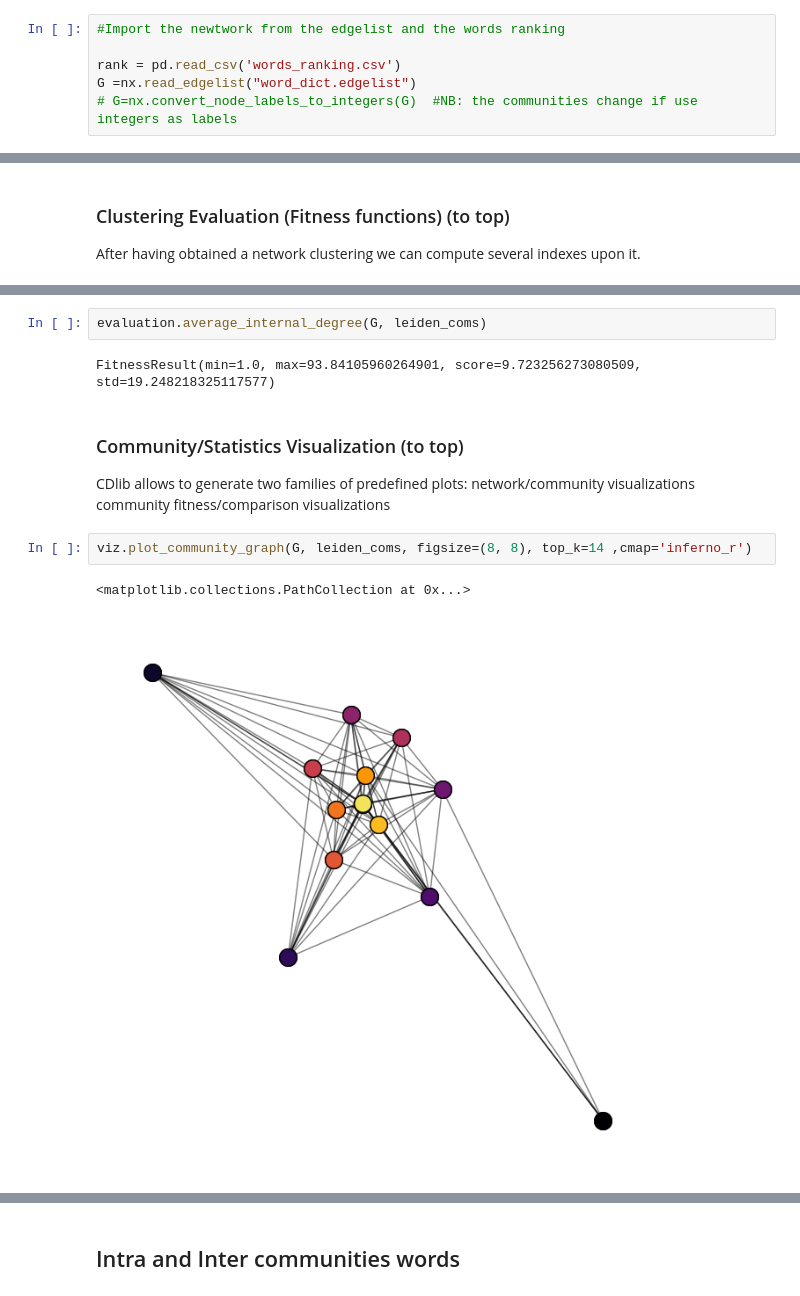
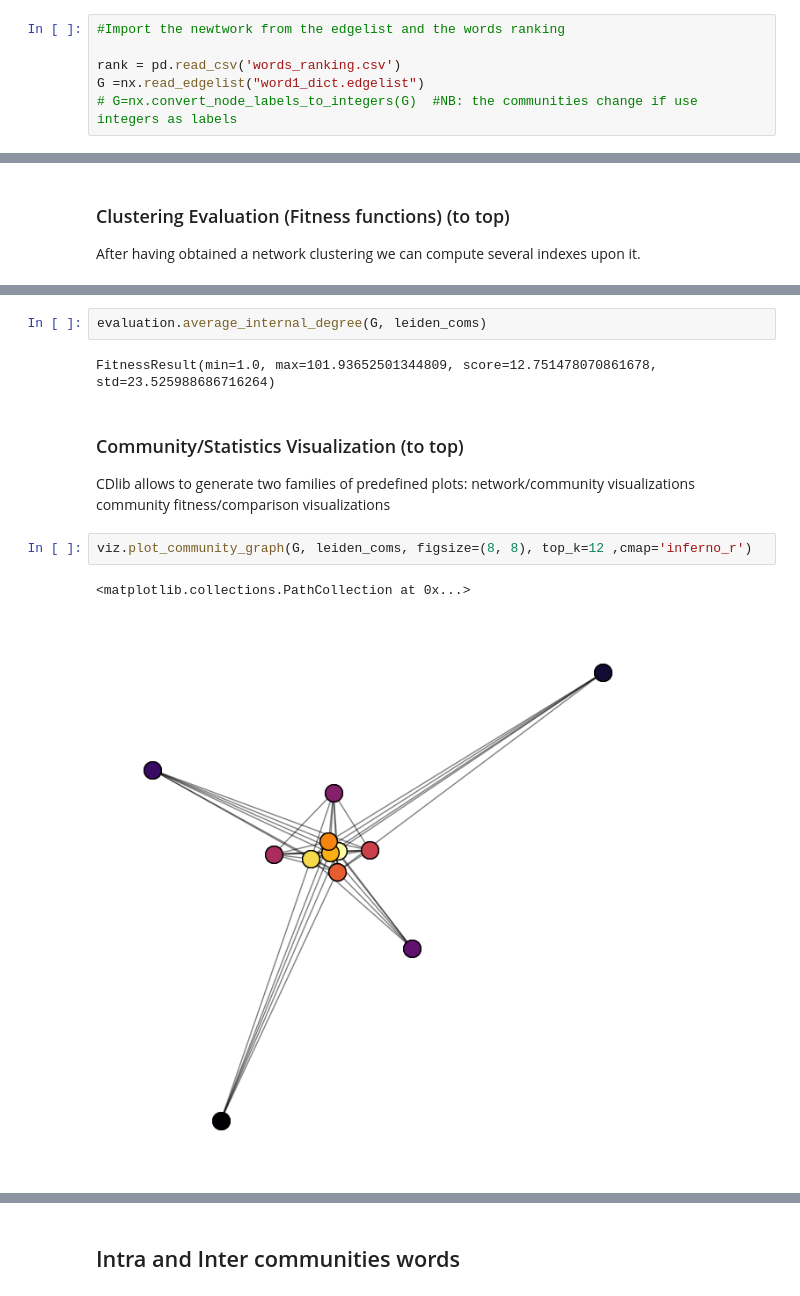
Before and after one commit to GiovanniPerri23/Analyzing-the-dictionary-of-the-Italian-elector, a Jupyter notebook: open_problem/community_word.ipynb, the cells around one changed output, grey strips where cells are left out. Saved outputs shown, nothing was run; the diff lists cells and outputs as text.

```diff
--- a/open_problem/community_word.ipynb
+++ b/open_problem/community_word.ipynb
@@ -41,7 +41,7 @@ Note: to be able to use all bipartite methods, you need to install some addition
 #Import the newtwork from the edgelist and the words ranking
 
 rank = pd.read_csv('words_ranking.csv')
-G =nx.read_edgelist("word_dict.edgelist")
+G =nx.read_edgelist("word1_dict.edgelist")
 # G=nx.convert_node_labels_to_integers(G)  #NB: the communities change if use integers as labels
 # %%
 rank=rank.set_index('Word')
@@ -125,13 +124,13 @@ leiden_coms.average_internal_degree(summary=False)
 # %%
 evaluation.average_internal_degree(G, leiden_coms)
 # %% [output]
-FitnessResult(min=1.0, max=93.84105960264901, score=9.723256273080509, std=19.248218325117577)
+FitnessResult(min=1.0, max=101.93652501344809, score=12.751478070861678, std=23.525988686716264)
 # %% [markdown]
 ### Community/Statistics Visualization (to top)
 CDlib allows to generate two families of predefined plots:
 network/community visualizations community fitness/comparison visualizations
 # %%
-viz.plot_community_graph(G, leiden_coms, figsize=(8, 8), top_k=14 ,cmap='inferno_r')
+viz.plot_community_graph(G, leiden_coms, figsize=(8, 8), top_k=12 ,cmap='inferno_r')
 # %% [output]
 <matplotlib.collections.PathCollection at 0x...>
-[figure, old version]
+[figure, new version]
```
Also changed, not shown: parts of 15 cells of this notebook.
